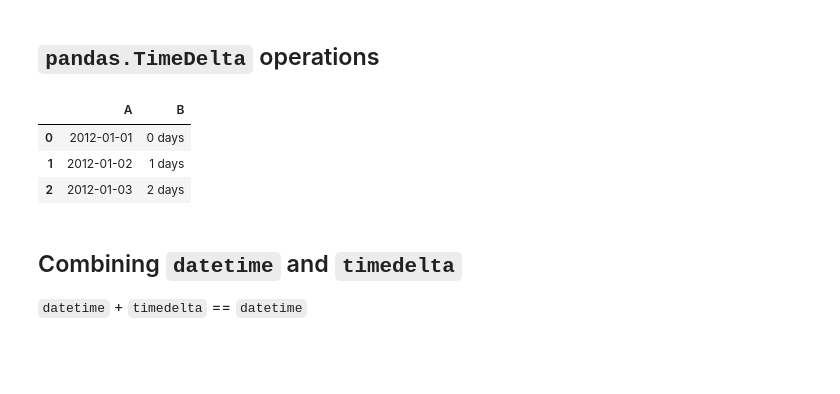
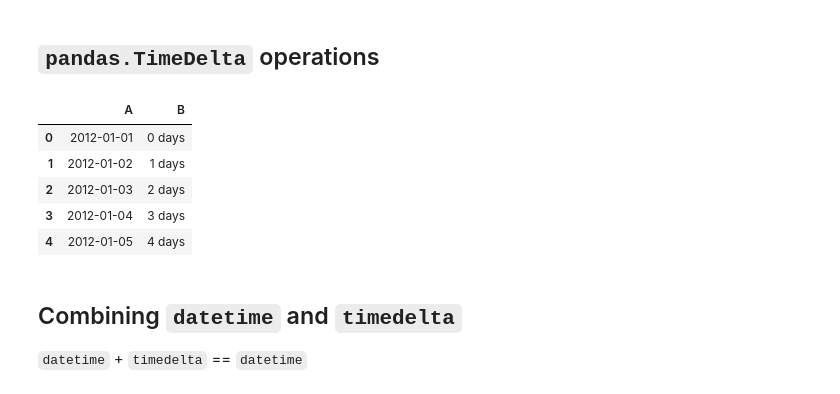
Before and after one commit to dqniellew1/DSCI430, a Jupyter notebook: 2_4_pandas_dtypes-local.ipynb, the cells around one changed output. Drawn from its saved outputs; the diff is of its cells as text; code cells hidden in the pictures; blank space fills up the shorter version.

```diff
--- a/2_4_pandas_dtypes-local.ipynb
+++ b/2_4_pandas_dtypes-local.ipynb
@@ -259,15 +316,17 @@ datetime.datetime(2018, 1, 1, 12, 0, 58)
 # %% [markdown]
 ## `pandas.TimeDelta` operations
 # %%
-s = pd.Series(pd.date_range('2012-1-1', periods=3, freq='D'))
-td = pd.Series([pd.Timedelta(days=i) for i in range(3)])
+s = pd.Series(pd.date_range('2012-1-1', periods=5, freq='D'))
+td = pd.Series([pd.Timedelta(days=i) for i in range(5)])
 df = pd.DataFrame({'A': s, 'B': td})
 df
 # %% [output]
 |  | A | B |
 | 0 | 2012-01-01 | 0 days |
 | 1 | 2012-01-02 | 1 days |
 | 2 | 2012-01-03 | 2 days |
+| 3 | 2012-01-04 | 3 days |
+| 4 | 2012-01-05 | 4 days |
 # %% [markdown]
 ## Combining `datetime` and `timedelta`
 
```
Also changed, not shown: parts of 18 cells of this notebook, 2 other files.
